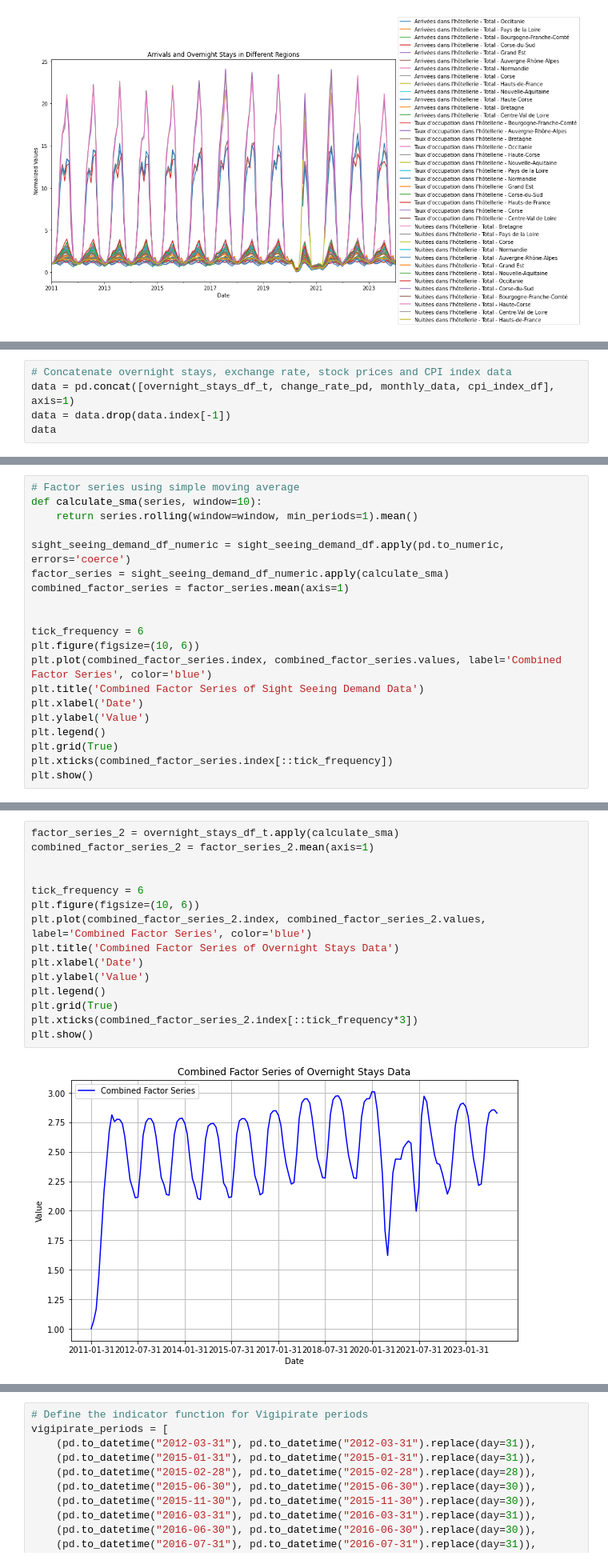
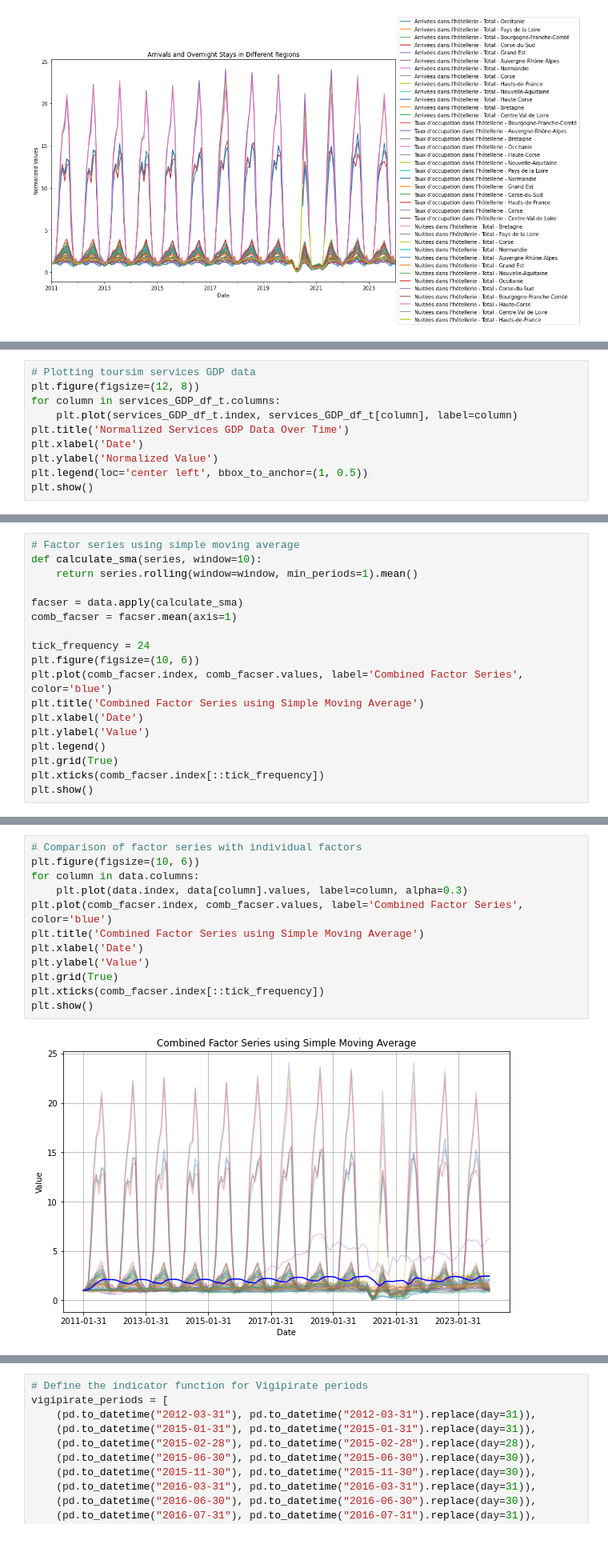
Before and after one commit to Laveine-v2/MODS206-DFM, a Jupyter notebook: Data_analysis.ipynb, the cells around one changed output, grey strips where cells are left out. Shown at 80% size. Drawn from its saved outputs; the diff is of its cells as text.

```diff
--- a/Data_analysis.ipynb
+++ b/Data_analysis.ipynb
@@ -194,5 +248,0 @@ cpi_index_df
-# %%
-# Concatenate overnight stays, exchange rate, stock prices and CPI index data
-data = pd.concat([overnight_stays_df_t, change_rate_pd, monthly_data, cpi_index_df], axis=1)
-data = data.drop(data.index[-1])
-data
@@ -212,0 +249,10 @@ data
+# %%
+# Plotting toursim services GDP data
+plt.figure(figsize=(12, 8))
+for column in services_GDP_df_t.columns:
+    plt.plot(services_GDP_df_t.index, services_GDP_df_t[column], label=column)
+plt.title('Normalized Services GDP Data Over Time')
+plt.xlabel('Date')
+plt.ylabel('Normalized Value')
+plt.legend(loc='center left', bbox_to_anchor=(1, 0.5))
+plt.show()
@@ -224,19 +275,17 @@ plt.show()
 def calculate_sma(series, window=10):
     return series.rolling(window=window, min_periods=1).mean()
 
-sight_seeing_demand_df_numeric = sight_seeing_demand_df.apply(pd.to_numeric, errors='coerce')
-factor_series = sight_seeing_demand_df_numeric.apply(calculate_sma)
-combined_factor_series = factor_series.mean(axis=1)
+facser = data.apply(calculate_sma)
+comb_facser = facser.mean(axis=1)
 
-
-tick_frequency = 6
+tick_frequency = 24
 plt.figure(figsize=(10, 6))
-plt.plot(combined_factor_series.index, combined_factor_series.values, label='Combined Factor Series', color='blue')
-plt.title('Combined Factor Series of Sight Seeing Demand Data')
+plt.plot(comb_facser.index, comb_facser.values, label='Combined Factor Series', color='blue')
+plt.title('Combined Factor Series using Simple Moving Average')
 plt.xlabel('Date')
 plt.ylabel('Value')
 plt.legend()
 plt.grid(True)
-plt.xticks(combined_factor_series.index[::tick_frequency])
+plt.xticks(comb_facser.index[::tick_frequency])
 plt.show()
 # %% [output]
@@ -244,18 +293,15 @@ plt.show()
 # %%
-factor_series_2 = overnight_stays_df_t.apply(calculate_sma)
-combined_factor_series_2 = factor_series_2.mean(axis=1)
-
-
-tick_frequency = 6
+# Comparison of factor series with individual factors
 plt.figure(figsize=(10, 6))
-plt.plot(combined_factor_series_2.index, combined_factor_series_2.values, label='Combined Factor Series', color='blue')
-plt.title('Combined Factor Series of Overnight Stays Data')
+for column in data.columns:
+    plt.plot(data.index, data[column].values, label=column, alpha=0.3)
+plt.plot(comb_facser.index, comb_facser.values, label='Combined Factor Series', color='blue')
+plt.title('Combined Factor Series using Simple Moving Average')
 plt.xlabel('Date')
 plt.ylabel('Value')
-plt.legend()
 plt.grid(True)
-plt.xticks(combined_factor_series_2.index[::tick_frequency*3])
+plt.xticks(comb_facser.index[::tick_frequency])
 plt.show()
 # %% [output]
-[figure, old version]
+[figure, new version]
 # %%
```
Also changed, not shown: parts of 28 cells of this notebook, 2 other files.
